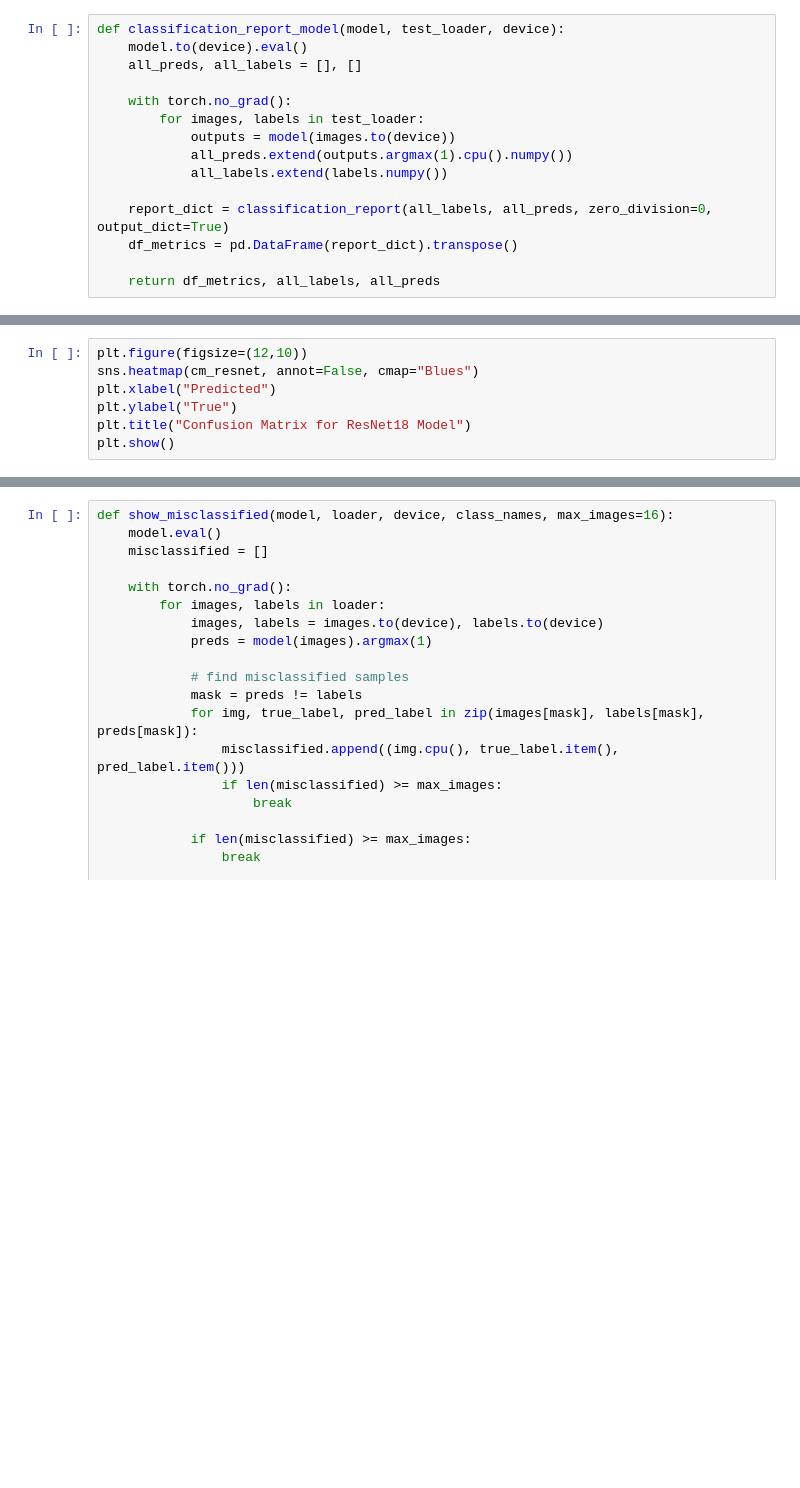
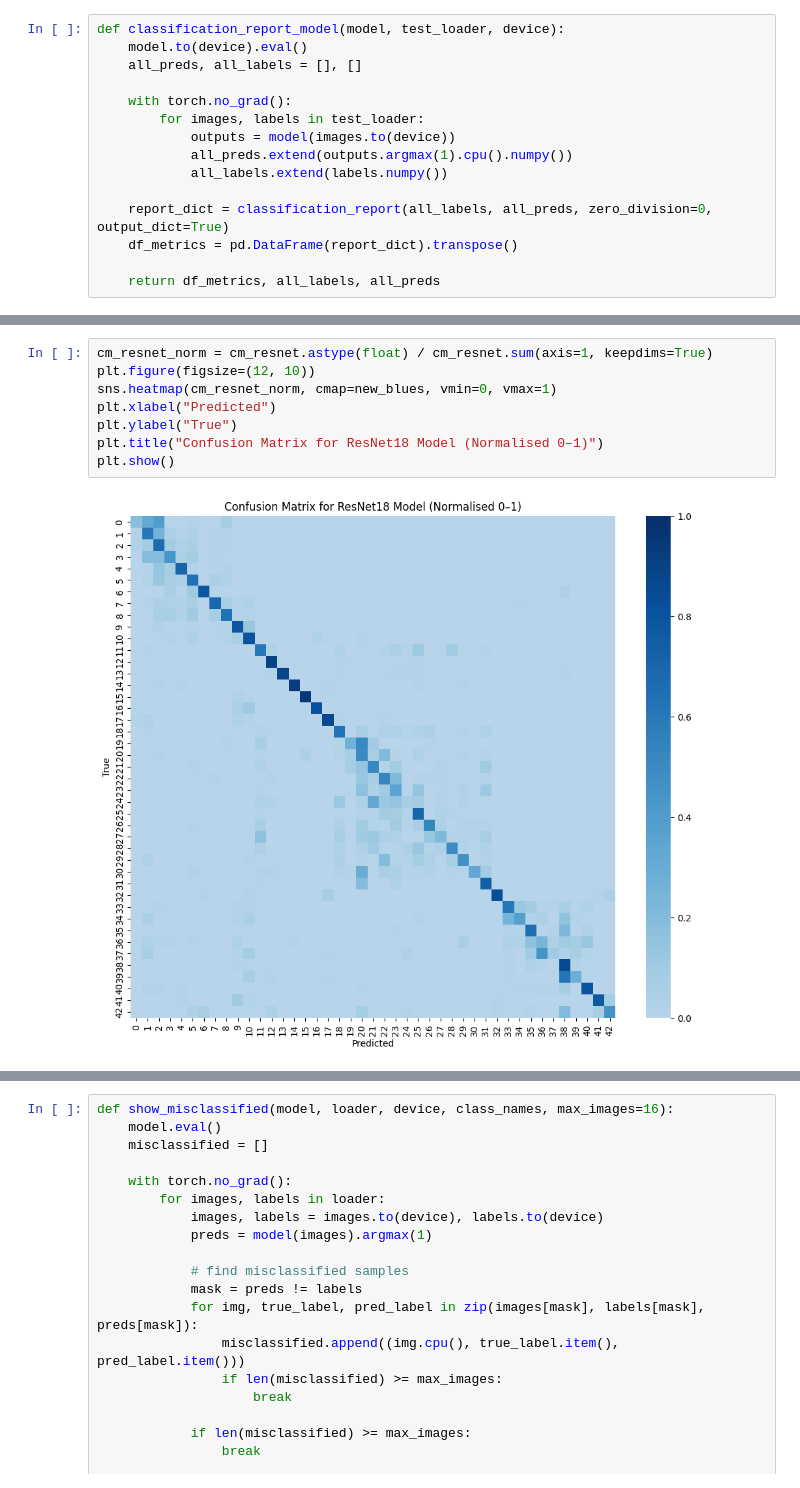
Before and after one commit to nevafradd/DataScienceToolbox-Project2, a Jupyter notebook: Billy/eval.ipynb, the cells around one changed output, grey strips where cells are left out. Saved outputs shown, nothing was run; the diff lists cells and outputs as text; blank space fills up the shorter version.

```diff
--- a/Billy/eval.ipynb
+++ b/Billy/eval.ipynb
@@ -245,10 +296,13 @@ plt.show()
 # %%
-plt.figure(figsize=(12,10))
-sns.heatmap(cm_resnet, annot=False, cmap="Blues")
+cm_resnet_norm = cm_resnet.astype(float) / cm_resnet.sum(axis=1, keepdims=True)
+plt.figure(figsize=(12, 10))
+sns.heatmap(cm_resnet_norm, cmap=new_blues, vmin=0, vmax=1)
 plt.xlabel("Predicted")
 plt.ylabel("True")
-plt.title("Confusion Matrix for ResNet18 Model")
+plt.title("Confusion Matrix for ResNet18 Model (Normalised 0–1)")
 plt.show()
+# %% [output]
+[figure, added]
 # %%
 precision_eff_weighted = df_effnet.loc["weighted avg", "precision"]
 recall_eff_weighted = df_effnet.loc["weighted avg", "recall"]
```
Also changed, not shown: parts of 19 cells of this notebook.
